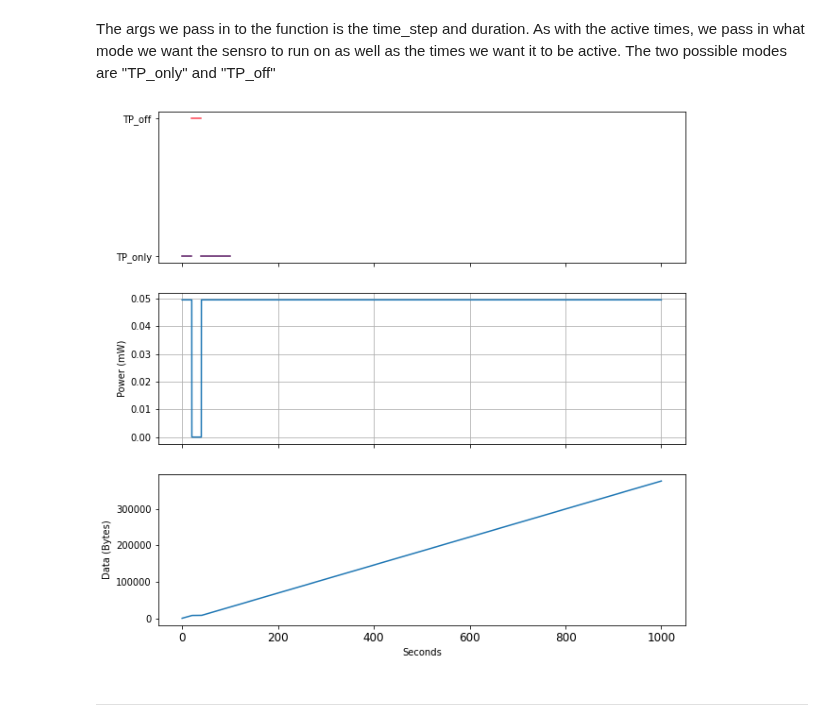
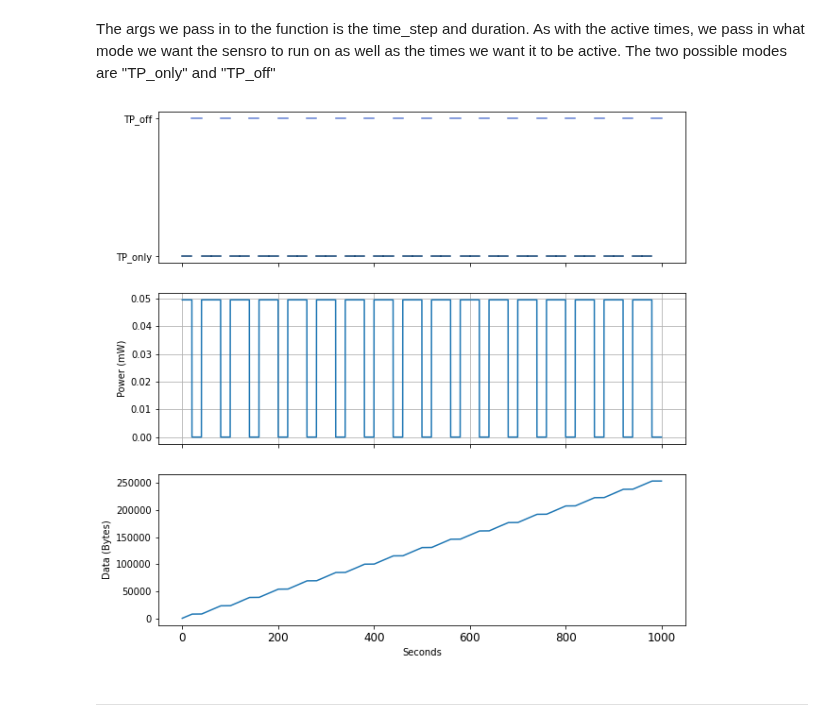
Before and after one commit to GLEE2023/ModeUserInterface, a Jupyter notebook: sensors/model.ipynb, the cells around one changed output. Drawn from its saved outputs; the diff is of its cells as text; code cells hidden in the pictures.

```diff
--- a/sensors/model.ipynb
+++ b/sensors/model.ipynb
@@ -141,10 +161,11 @@ time_acc, power_acc, data_acc = accelerometer.runSim(active_times)
 The args we pass in to the function is the time_step and duration. As with the active times, we pass in what mode we want the sensro to run on as well as the times we want it to be active. The two possible modes are "TP_only" and "TP_off"
 # %%
 Thermo = TP(time_step, duration, loop_rate=20)
-active_times = [(0,20,"TP_only"), (20,40,"TP_off"), (40,100,"TP_only")]
+active_list = np.array([("TP_only",20), ("TP_off",20), ("TP_only",20)])
+active_times = generateActiveList(total_time=duration, modelist=active_list)
 tp_time, tp_power, tp_data = Thermo.runSim(active_times)
 # %% [output]
-[figure, old version]
+[figure, new version]
 # %% [markdown]
 ***
 # %% [markdown]
```
Also changed, not shown: parts of 13 cells of this notebook.
